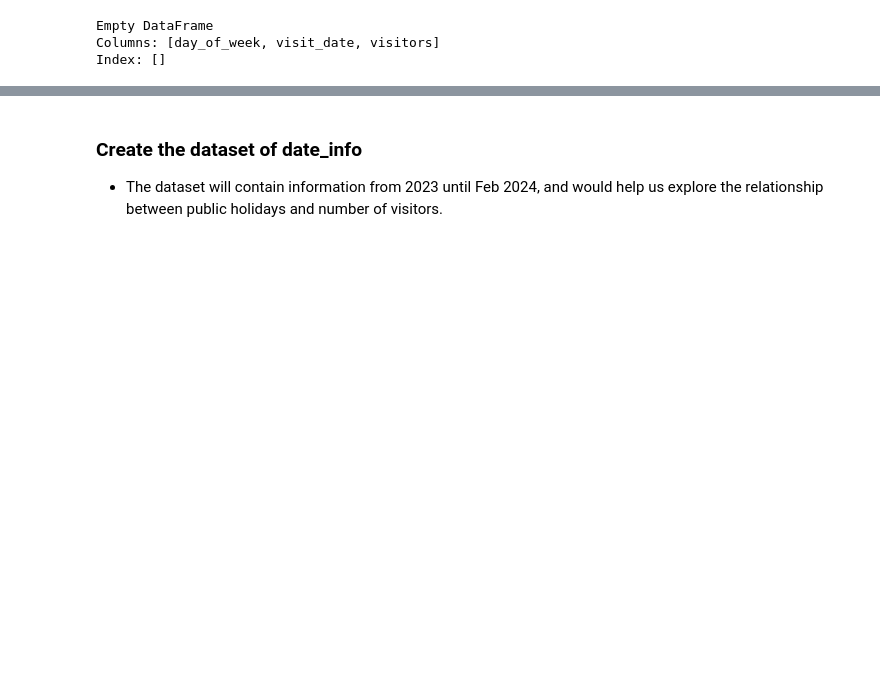
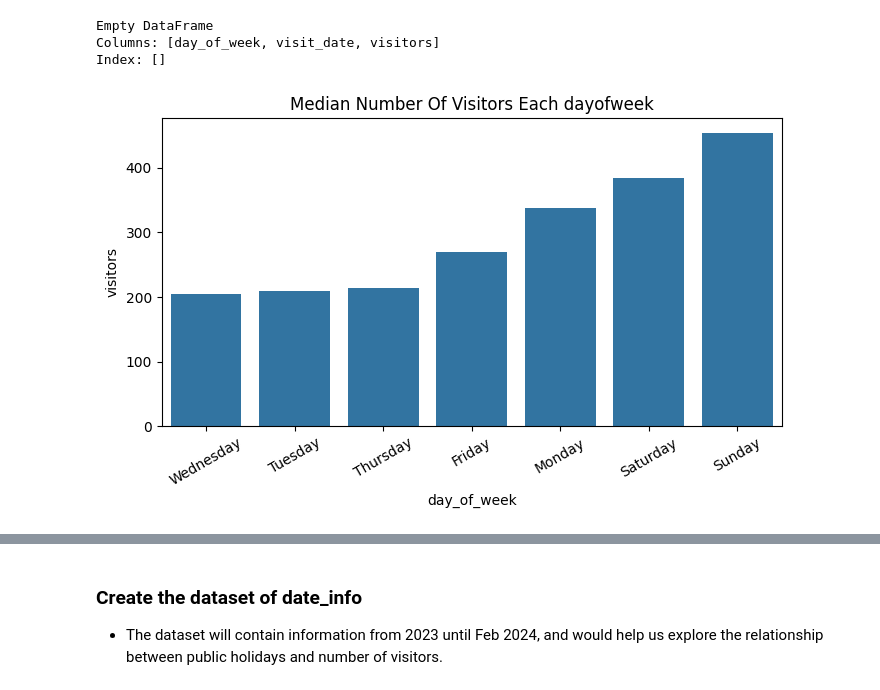
Before and after one commit to DSA3101AY2324S2-ByteForce/goodolddays-shiftwell-system-backend, a Jupyter notebook: notebooks/2.0-synthetic-data.ipynb, the cells around one changed output, grey strips where cells are left out. Cells and saved outputs as stored; diff of their text form; code cells hidden in the pictures; blank space fills up the shorter version.

```diff
--- a/notebooks/2.0-synthetic-data.ipynb
+++ b/notebooks/2.0-synthetic-data.ipynb
@@ -104,3 +107,18 @@ df.to_csv('../data/raw/synthetic_visit_data.csv', index=False)
 Empty DataFrame
 Columns: [day_of_week, visit_date, visitors]
 Index: []
+# %%
+# Add randomness to visitor data to more fit to real world scenario
+synthethic_visit_data = pd.read_csv('../data/raw/synthetic_visit_data.csv')
+synthethic_visit_data['visitors'] = np.add(synthethic_visit_data['visitors'], np.random.randint(-10, 11, size=425))
+synthethic_visit_data.to_csv('../data/raw/synthetic_visit_data.csv', index=False)
+# %%
+synthethic_visit_data["visit_date"] = pd.to_datetime(synthethic_visit_data["visit_date"])
+# %%
+plt.figure(figsize=(8,4))
+sns.barplot(data=synthethic_visit_data.groupby("day_of_week")["visitors"].median().reset_index().sort_values("visitors"), x="day_of_week", y="visitors")
+plt.xticks(rotation=30)
+plt.title("Median Number Of Visitors Each dayofweek")
+plt.show()
+# %% [output]
+[figure, added]
```
Also changed, not shown: parts of 13 cells of this notebook, 4 other files.
